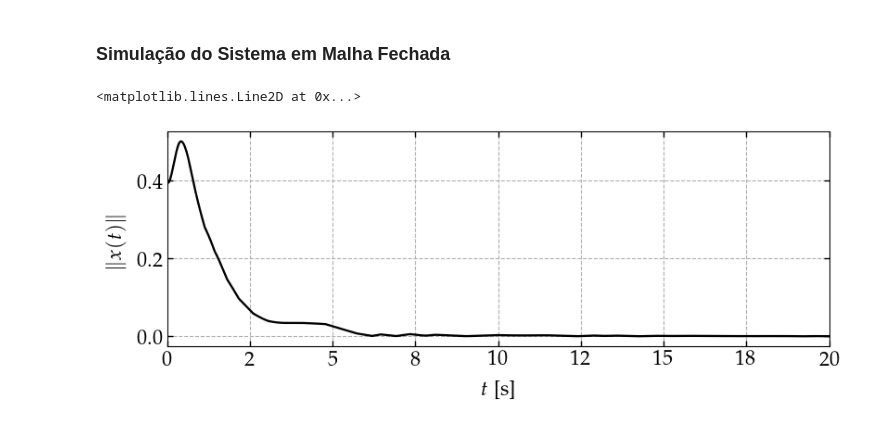
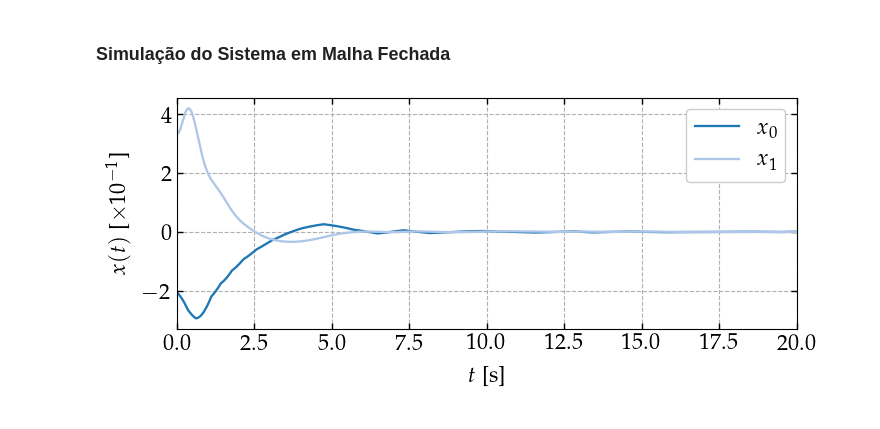
Before and after one commit to andel-vitorio/event-based-control, a Jupyter notebook: Notebooks/PETC for LPV Systems/Main.ipynb, the cells around one changed output. Saved outputs shown, nothing was run; the diff lists cells and outputs as text; code cells hidden in the pictures.

Commit message:
refactor: plot function upgrade and new simulations

```diff
--- a/Notebooks/PETC for LPV Systems/Main.ipynb
+++ b/Notebooks/PETC for LPV Systems/Main.ipynb
@@ -238,3 +274,9 @@ def control_signal(ρ_hat, x_hat):
+# %%
+ρ_bounds = plant_data['ρ_bounds']
+u_bar = plant_data['u_bar']
+
+
+controller = ds.GainScheduledController(K, ρ_bounds)
 # %%
 x0 = np.array([[-0.20346692], [0.33822176]], dtype=np.float32)
 ncs.get_system('plant').set_initial_state(x0)
@@ -246,11 +288,14 @@ detm.xm = x0.copy()
 ncs.setup_clock(duration=20.0, dt=1e-4)
 ncs.reset_clock()
 sampler.reset()
-event_time = np.array([])
-uc = 0.0
+event_time = []
+uc = [[0.0]]
+signal_control = []
 
 while ncs.advance_clock():
-  default_inputs = {'plant': {'u1': uc}}
+  u_sat = sgn.sat(uc, u_bar)
+  signal_control += [u_sat]
+  default_inputs = {'plant': {'u1': u_sat}}
   with ncs.step(default_inputs=default_inputs) as step:
     # ---- Plant Side ----
     transmit = False
@@ -263,42 +308,40 @@ while ncs.advance_clock():
       continue
     ρ_hat = plant.evaluate_parameters(ncs.t)
     detm.x_hat = detm.xm.copy()
-    event_time = np.append(event_time, ncs.t)
+    event_time += [ncs.t]
 
     # ---- Controller Side ----
-    uc = control_signal(ρ_hat, detm.x_hat)
+    uc = controller.compute(detm.x_hat, ρ_hat)
 
+signal_control = np.squeeze(np.array(signal_control))
+if signal_control.ndim == 1:
+  signal_control = signal_control[np.newaxis, :]  # força (1, N)
+else:
+  signal_control = signal_control.T  # (nu, N)
+event_time = np.array(event_time)
 ncs.finalize_history()
-# %%
-# Plotagem dos resultados
-fig = plt.figure(figsize=(8, 3), layout='constrained')
-axs = fig.subplot_mosaic([["x"]])
-
-y = ncs.output_history['plant']
-t = ncs.time_history
-
-# Calcula norma ao longo das saídas
-x_norm = np.linalg.norm(y, axis=0)  # shape (n_steps,)
-
-# Formata para plot
-xnorm_f, xnorm_ul, xnorm_dp = nm.format_magnitudes(x_norm,  n_divs=5)
-t_f, t_ul, t_dp = nm.format_magnitudes(t, 's', use_prefixes=True, n_divs=5)
-axis_limits = {'x_min': 0., 'x_max': t_f[-1]}
-
-gph.plot(
-    axs['x'], t_f, x_norm,
-    xlabel='$t$' + t_ul,
-    ylabel=r'$\|x(t)\|$',
-    plot_cfg={**cfg,
-              'axis': {**cfg['axis'],
-                       'x_digits': t_dp,
-                       'y_digits': xnorm_dp},
-              'limits': axis_limits,
-              }
-)
-# %% [output]
-<matplotlib.lines.Line2D at 0x...>
-[figure, removed]
+# %%
+importlib.reload(gph)
+
+mosaic = [['x']]
+fig, axs = plt.subplot_mosaic(mosaic, figsize=(8, 3))
+
+y = ncs.output_history['plant']
+t = ncs.time_history
+
+fy = nm.format_magnitudes(y.flatten(), '', False, return_order=True)
+scaled_y, y_label, y_order = fy
+
+prev_fmt = (None, (scaled_y, y_label, y_order))
+
+for i in range(plant.nx):
+  cor_atual = colors_list[i]
+  _ = gph.plot(axs['x'], t, y[i], xlabel='$t$', x_unit='s', x_use_prefixes=True,
+               ylabel=r'$x(t)$', label=f'$x_{i}$', prev_format=prev_fmt,
+               cfg={**cfg, 'style': {'color': cor_atual}},
+               x_pad=(0.0, 0.0), y_pad=(0.05, 0.05))
+# %% [output]
+[figure, added]
 # %%
 if len(event_time) == 0:
   inter_event_time = np.array([])
```
Also changed, not shown: parts of 7 cells of this notebook, 7 other files.
